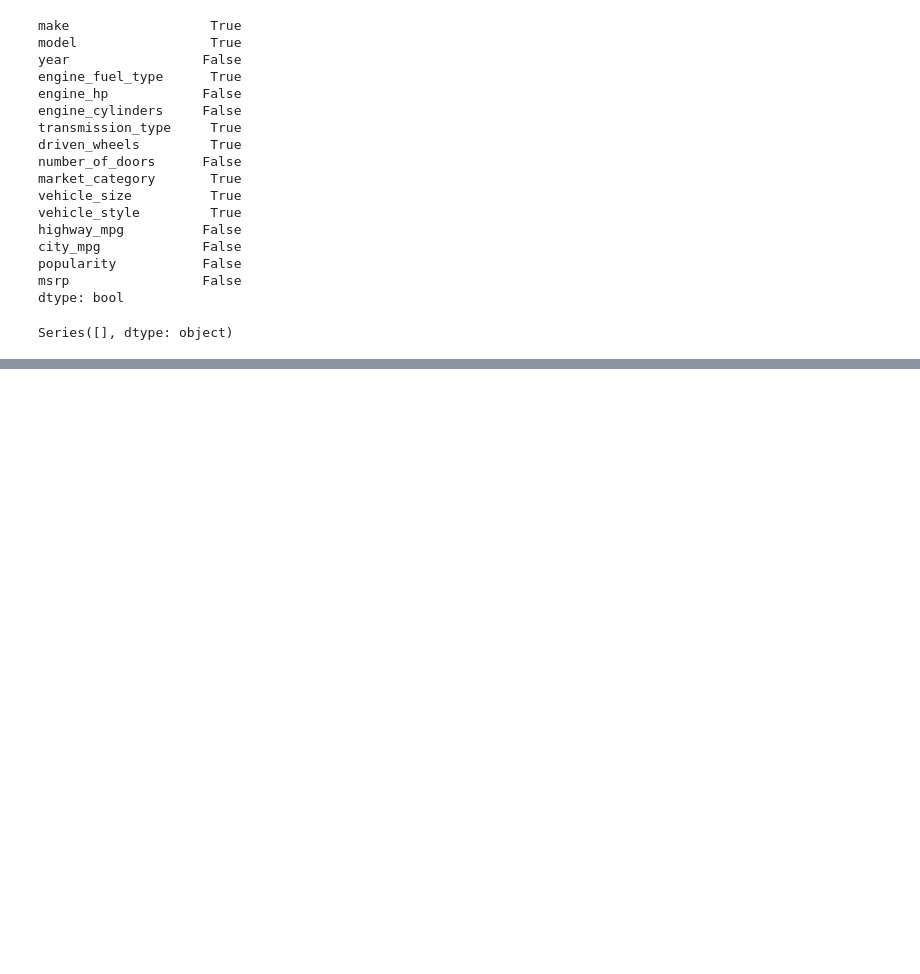
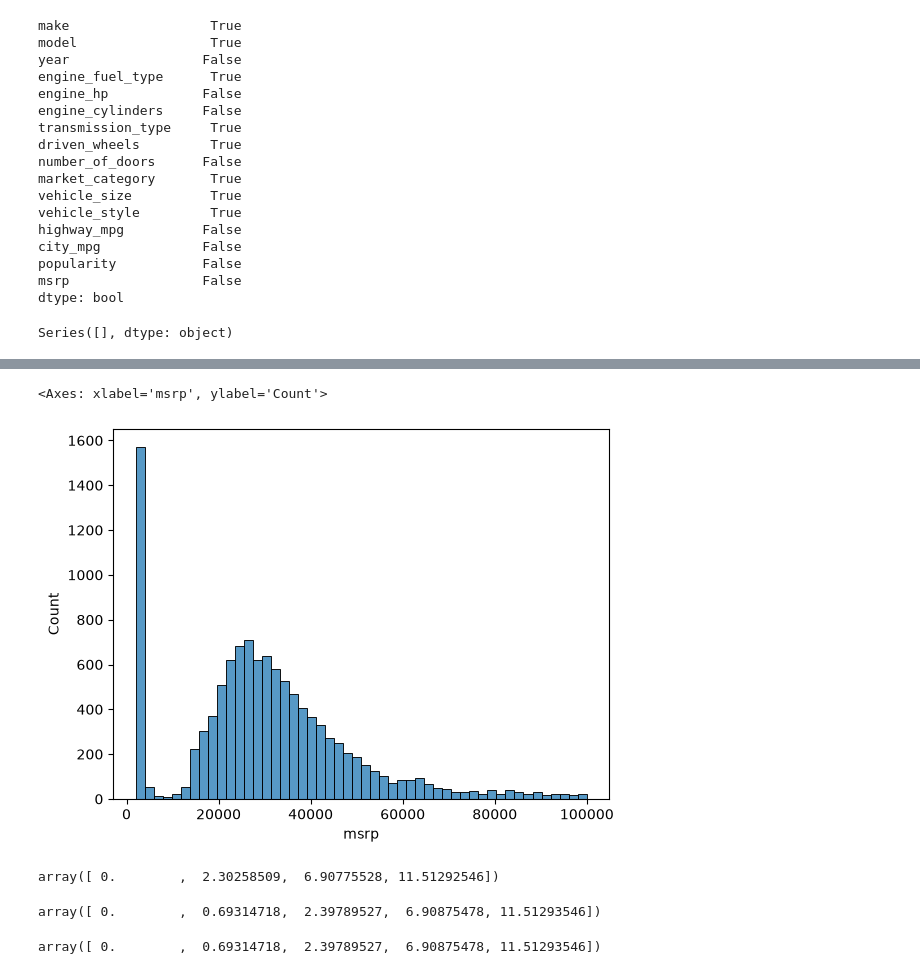
Before and after one commit to tarae3ar/ML, a Jupyter notebook: 02-regression/1-2-3.ipynb, the cells around one changed output, grey strips where cells are left out. Cells and saved outputs as stored; diff of their text form; code cells hidden in the pictures; blank space fills up the shorter version.

```diff
--- a/02-regression/1-2-3.ipynb
+++ b/02-regression/1-2-3.ipynb
@@ -183,0 +263,21 @@ dtype: object
+# %%
+sns.histplot(df.msrp[df.msrp<100000] , bins = 50)
+# %% [output]
+<Axes: xlabel='msrp', ylabel='Count'>
+[figure, added]
+# %%
+np.log( [ 1 , 10 , 1000 , 100000])
+# if we write 0 -> np.log(0) we will get -inf, so we need to filter out the 0s before taking the log.
+#runtimeWarning: divide by zero encountered in log
+# %% [output]
+array([ 0.        ,  2.30258509,  6.90775528, 11.51292546])
+# %%
+np.log( [0+1, 1 +1, 10 +1, 1000 +1 , 100000 +1])
+# so we can add 1 everywhere to avoid the -inf, but we need to be careful because it will change the distribution of the data. So we need to make sure that we are not changing the distribution of the data too much.
+# %% [output]
+array([ 0.        ,  0.69314718,  2.39789527,  6.90875478, 11.51293546])
+# %%
+# we can use this function in numpy too : log1p , to avoid the -inf, and it will not change the distribution of the data too much.
+np.log1p([0, 1, 10, 1000, 100000])
+# %% [output]
+array([ 0.        ,  0.69314718,  2.39789527,  6.90875478, 11.51293546])
```
Also changed, not shown: parts of 13 cells of this notebook, 4 other files.
